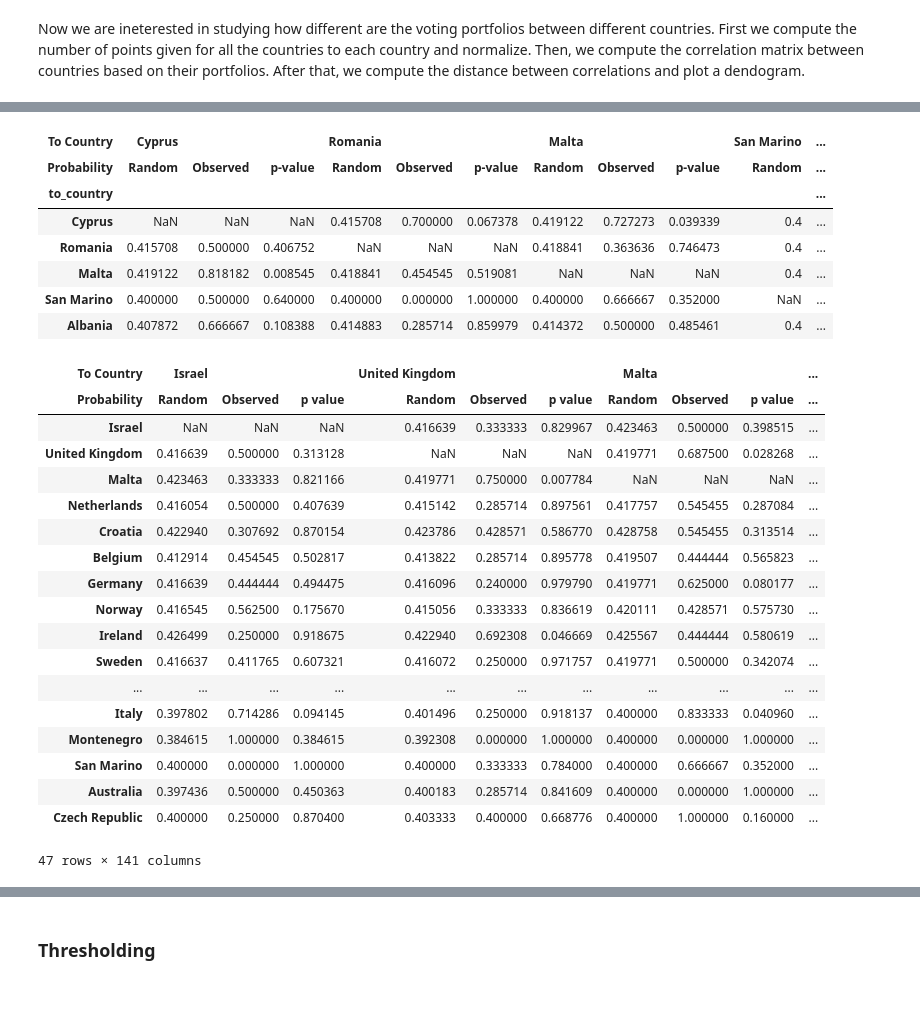
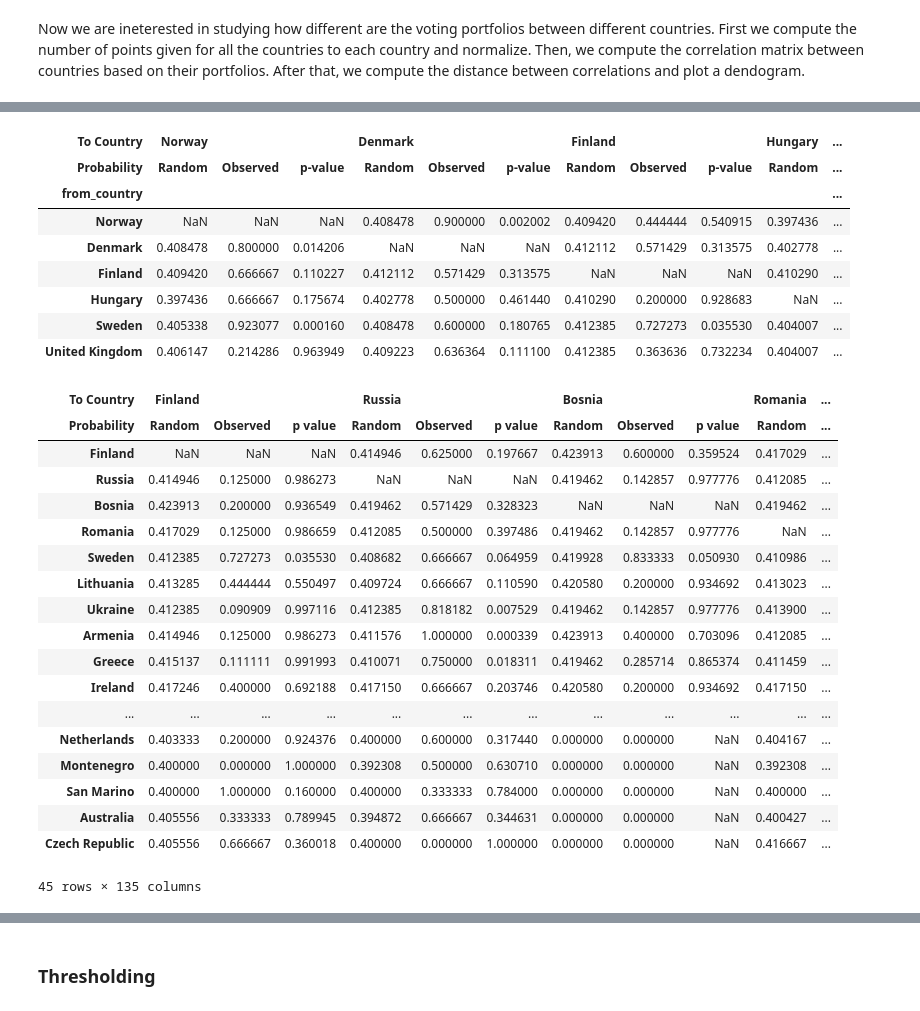
Before and after one commit to Mate1Coll/Eurovision_Contest_Analysis, a Jupyter notebook: Notebook.ipynb, the cells around one changed output, grey strips where cells are left out. Cells and saved outputs as stored; diff of their text form; code cells hidden in the pictures.

```diff
--- a/Notebook.ipynb
+++ b/Notebook.ipynb
@@ -79,7 +79,7 @@ country_id_to_name = {
     'at': 'Austria',
     'au': 'Australia',
     'az': 'Azerbaijan',
-    'ba': 'Bosnia and Herzegovina',
+    'ba': 'Bosnia',
     'be': 'Belgium',
     'bg': 'Bulgaria',
     'by': 'Belarus',
@@ -944,38 +930,39 @@ def voting_prob(df, initial_year, final_year):
 
     return table
 # %%
-cluster_voting_prob(df_final_round, cluster, initial_year=1998, final_year=2023, cluster_id=7)
+cluster_voting_prob(df_final_round, cluster, initial_year=2006, final_year=2023, cluster_id=7)
 # %% [output]
-| To Country | Cyprus |  |  | Romania |  |  | Malta |  |  | San Marino | ... |
+| To Country | Norway |  |  | Denmark |  |  | Finland |  |  | Hungary | ... |
 | Probability | Random | Observed | p-value | Random | Observed | p-value | Random | Observed | p-value | Random | ... |
-| to_country |  |  |  |  |  |  |  |  |  |  | ... |
-| Cyprus | NaN | NaN | NaN | 0.415708 | 0.700000 | 0.067378 | 0.419122 | 0.727273 | 0.039339 | 0.4 | ... |
-| Romania | 0.415708 | 0.500000 | 0.406752 | NaN | NaN | NaN | 0.418841 | 0.363636 | 0.746473 | 0.4 | ... |
-| Malta | 0.419122 | 0.818182 | 0.008545 | 0.418841 | 0.454545 | 0.519081 | NaN | NaN | NaN | 0.4 | ... |
-| San Marino | 0.400000 | 0.500000 | 0.640000 | 0.400000 | 0.000000 | 1.000000 | 0.400000 | 0.666667 | 0.352000 | NaN | ... |
-| Albania | 0.407872 | 0.666667 | 0.108388 | 0.414883 | 0.285714 | 0.859979 | 0.414372 | 0.500000 | 0.485461 | 0.4 | ... |
+| from_country |  |  |  |  |  |  |  |  |  |  | ... |
+| Norway | NaN | NaN | NaN | 0.408478 | 0.900000 | 0.002002 | 0.409420 | 0.444444 | 0.540915 | 0.397436 | ... |
+| Denmark | 0.408478 | 0.800000 | 0.014206 | NaN | NaN | NaN | 0.412112 | 0.571429 | 0.313575 | 0.402778 | ... |
+| Finland | 0.409420 | 0.666667 | 0.110227 | 0.412112 | 0.571429 | 0.313575 | NaN | NaN | NaN | 0.410290 | ... |
+| Hungary | 0.397436 | 0.666667 | 0.175674 | 0.402778 | 0.500000 | 0.461440 | 0.410290 | 0.200000 | 0.928683 | NaN | ... |
+| Sweden | 0.405338 | 0.923077 | 0.000160 | 0.408478 | 0.600000 | 0.180765 | 0.412385 | 0.727273 | 0.035530 | 0.404007 | ... |
+| United Kingdom | 0.406147 | 0.214286 | 0.963949 | 0.409223 | 0.636364 | 0.111100 | 0.412385 | 0.363636 | 0.732234 | 0.404007 | ... |
 # %%
-voting_prob(df_final_round, initial_year=1998, final_year=2023)
+voting_prob(df_final_round, initial_year=2006, final_year=2023)
 # %% [output]
-| To Country | Israel |  |  | United Kingdom |  |  | Malta |  |  | ... |
-| Probability | Random | Observed | p value | Random | Observed | p value | Random | Observed | p value | ... |
-| Israel | NaN | NaN | NaN | 0.416639 | 0.333333 | 0.829967 | 0.423463 | 0.500000 | 0.398515 | ... |
-| United Kingdom | 0.416639 | 0.500000 | 0.313128 | NaN | NaN | NaN | 0.419771 | 0.687500 | 0.028268 | ... |
-| Malta | 0.423463 | 0.333333 | 0.821166 | 0.419771 | 0.750000 | 0.007784 | NaN | NaN | NaN | ... |
-| Netherlands | 0.416054 | 0.500000 | 0.407639 | 0.415142 | 0.285714 | 0.897561 | 0.417757 | 0.545455 | 0.287084 | ... |
-| Croatia | 0.422940 | 0.307692 | 0.870154 | 0.423786 | 0.428571 | 0.586770 | 0.428758 | 0.545455 | 0.313514 | ... |
-| Belgium | 0.412914 | 0.454545 | 0.502817 | 0.413822 | 0.285714 | 0.895778 | 0.419507 | 0.444444 | 0.565823 | ... |
-| Germany | 0.416639 | 0.444444 | 0.494475 | 0.416096 | 0.240000 | 0.979790 | 0.419771 | 0.625000 | 0.080177 | ... |
-| Norway | 0.416545 | 0.562500 | 0.175670 | 0.415056 | 0.333333 | 0.836619 | 0.420111 | 0.428571 | 0.575730 | ... |
-| Ireland | 0.426499 | 0.250000 | 0.918675 | 0.422940 | 0.692308 | 0.046669 | 0.425567 | 0.444444 | 0.580619 | ... |
-| Sweden | 0.416637 | 0.411765 | 0.607321 | 0.416072 | 0.250000 | 0.971757 | 0.419771 | 0.500000 | 0.342074 | ... |
-| ... | ... | ... | ... | ... | ... | ... | ... | ... | ... | ... |
-| Italy | 0.397802 | 0.714286 | 0.094145 | 0.401496 | 0.250000 | 0.918137 | 0.400000 | 0.833333 | 0.040960 | ... |
-| Montenegro | 0.384615 | 1.000000 | 0.384615 | 0.392308 | 0.000000 | 1.000000 | 0.400000 | 0.000000 | 1.000000 | ... |
-| San Marino | 0.400000 | 0.000000 | 1.000000 | 0.400000 | 0.333333 | 0.784000 | 0.400000 | 0.666667 | 0.352000 | ... |
-| Australia | 0.397436 | 0.500000 | 0.450363 | 0.400183 | 0.285714 | 0.841609 | 0.400000 | 0.000000 | 1.000000 | ... |
-| Czech Republic | 0.400000 | 0.250000 | 0.870400 | 0.403333 | 0.400000 | 0.668776 | 0.400000 | 1.000000 | 0.160000 | ... |
+| To Country | Finland |  |  | Russia |  |  | Bosnia |  |  | Romania | ... |
+| Probability | Random | Observed | p value | Random | Observed | p value | Random | Observed | p value | Random | ... |
+| Finland | NaN | NaN | NaN | 0.414946 | 0.625000 | 0.197667 | 0.423913 | 0.600000 | 0.359524 | 0.417029 | ... |
+| Russia | 0.414946 | 0.125000 | 0.986273 | NaN | NaN | NaN | 0.419462 | 0.142857 | 0.977776 | 0.412085 | ... |
+| Bosnia | 0.423913 | 0.200000 | 0.936549 | 0.419462 | 0.571429 | 0.328323 | NaN | NaN | NaN | 0.419462 | ... |
+| Romania | 0.417029 | 0.125000 | 0.986659 | 0.412085 | 0.500000 | 0.397486 | 0.419462 | 0.142857 | 0.977776 | NaN | ... |
+| Sweden | 0.412385 | 0.727273 | 0.035530 | 0.408682 | 0.666667 | 0.064959 | 0.419928 | 0.833333 | 0.050930 | 0.410986 | ... |
+| Lithuania | 0.413285 | 0.444444 | 0.550497 | 0.409724 | 0.666667 | 0.110590 | 0.420580 | 0.200000 | 0.934692 | 0.413023 | ... |
+| Ukraine | 0.412385 | 0.090909 | 0.997116 | 0.412385 | 0.818182 | 0.007529 | 0.419462 | 0.142857 | 0.977776 | 0.413900 | ... |
+| Armenia | 0.414946 | 0.125000 | 0.986273 | 0.411576 | 1.000000 | 0.000339 | 0.423913 | 0.400000 | 0.703096 | 0.412085 | ... |
+| Greece | 0.415137 | 0.111111 | 0.991993 | 0.410071 | 0.750000 | 0.018311 | 0.419462 | 0.285714 | 0.865374 | 0.411459 | ... |
+| Ireland | 0.417246 | 0.400000 | 0.692188 | 0.417150 | 0.666667 | 0.203746 | 0.420580 | 0.200000 | 0.934692 | 0.417150 | ... |
+| ... | ... | ... | ... | ... | ... | ... | ... | ... | ... | ... | ... |
+| Netherlands | 0.403333 | 0.200000 | 0.924376 | 0.400000 | 0.600000 | 0.317440 | 0.000000 | 0.000000 | NaN | 0.404167 | ... |
+| Montenegro | 0.400000 | 0.000000 | 1.000000 | 0.392308 | 0.500000 | 0.630710 | 0.000000 | 0.000000 | NaN | 0.392308 | ... |
+| San Marino | 0.400000 | 1.000000 | 0.160000 | 0.400000 | 0.333333 | 0.784000 | 0.000000 | 0.000000 | NaN | 0.400000 | ... |
+| Australia | 0.405556 | 0.333333 | 0.789945 | 0.394872 | 0.666667 | 0.344631 | 0.000000 | 0.000000 | NaN | 0.400427 | ... |
+| Czech Republic | 0.405556 | 0.666667 | 0.360018 | 0.400000 | 0.000000 | 1.000000 | 0.000000 | 0.000000 | NaN | 0.416667 | ... |
-47 rows × 141 columns
+45 rows × 135 columns
 # %%
 cluster = get_clusters(Z, corr, cutoff_distance=threshold)
 
```
Also changed, not shown: parts of 12 cells of this notebook.
